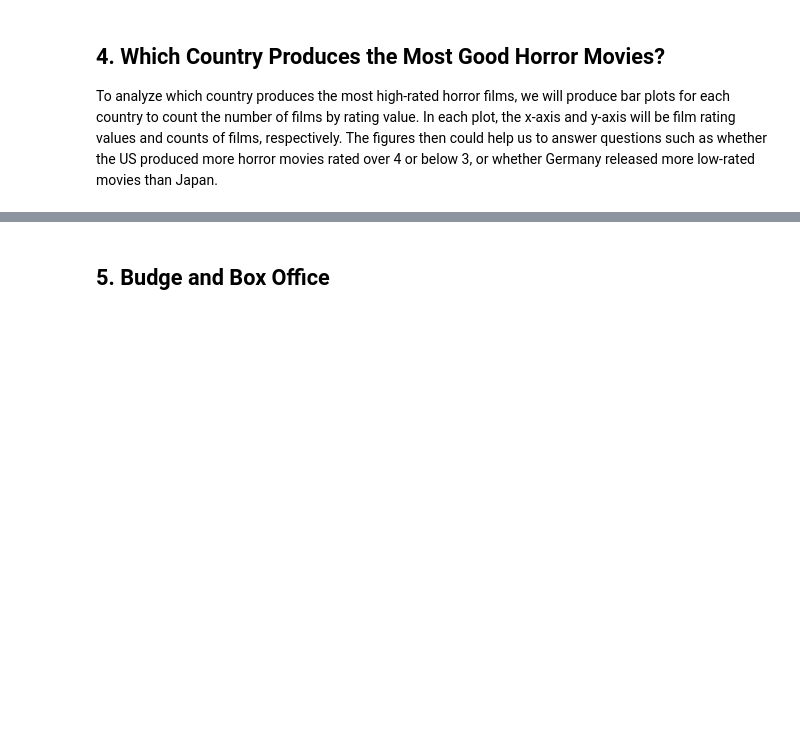
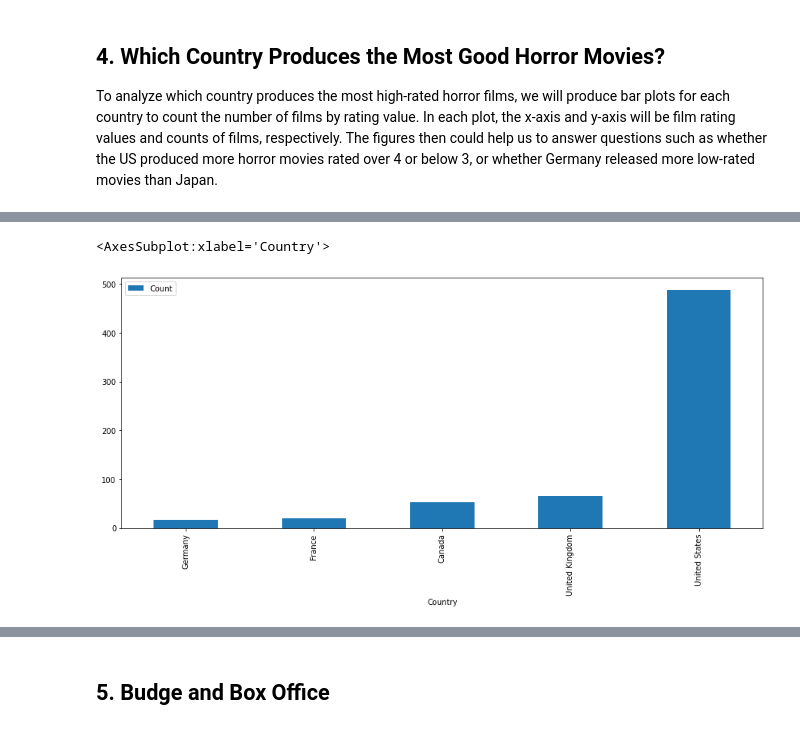
Before and after one commit to tl3472/GA4003-HorrorFilms, a Jupyter notebook: Horror Film Report.ipynb, the cells around one changed output, grey strips where cells are left out. Drawn from its saved outputs; the diff is of its cells as text; code cells hidden in the pictures; blank space fills up the shorter version.

Commit message:
annie: part 1, 4, 5

```diff
--- a/Horror Film Report.ipynb
+++ b/Horror Film Report.ipynb
@@ -135,3 +172,6 @@ To study which genre do people from each age group and of each gender prefer
 # %% [markdown]
 ## 4. Which Country Produces the Most Good Horror Movies?
 To analyze which country produces the most high-rated horror films, we will produce bar plots for each country to count the number of films by rating value. In each plot, the x-axis and y-axis will be film rating values and counts of films, respectively. The figures then could help us to answer questions such as whether the US produced more horror movies rated over 4 or below 3, or whether Germany released more low-rated movies than Japan.
+# %%
+mainpage = pd.read_csv("/Users/Annie/Documents/GitHub/horror_film/mainpage.csv")
+mainpage.head()
@@ -137,0 +201,10 @@ To analyze which country produces the most high-rated horror films, we will prod
+# %%
+gb_country = mainpage[['Name', 'Country']].groupby('Country').count().sort_values(by='Name')
+gb_country.reset_index().rename(columns={'Name' : 'Count'})[-5:].plot(
+    x = 'Country',
+    kind = 'bar',
+    figsize = (15,6)
+)
+# %% [output]
+<AxesSubplot:xlabel='Country'>
+[figure, added]
```
Also changed, not shown: parts of 35 cells of this notebook.
